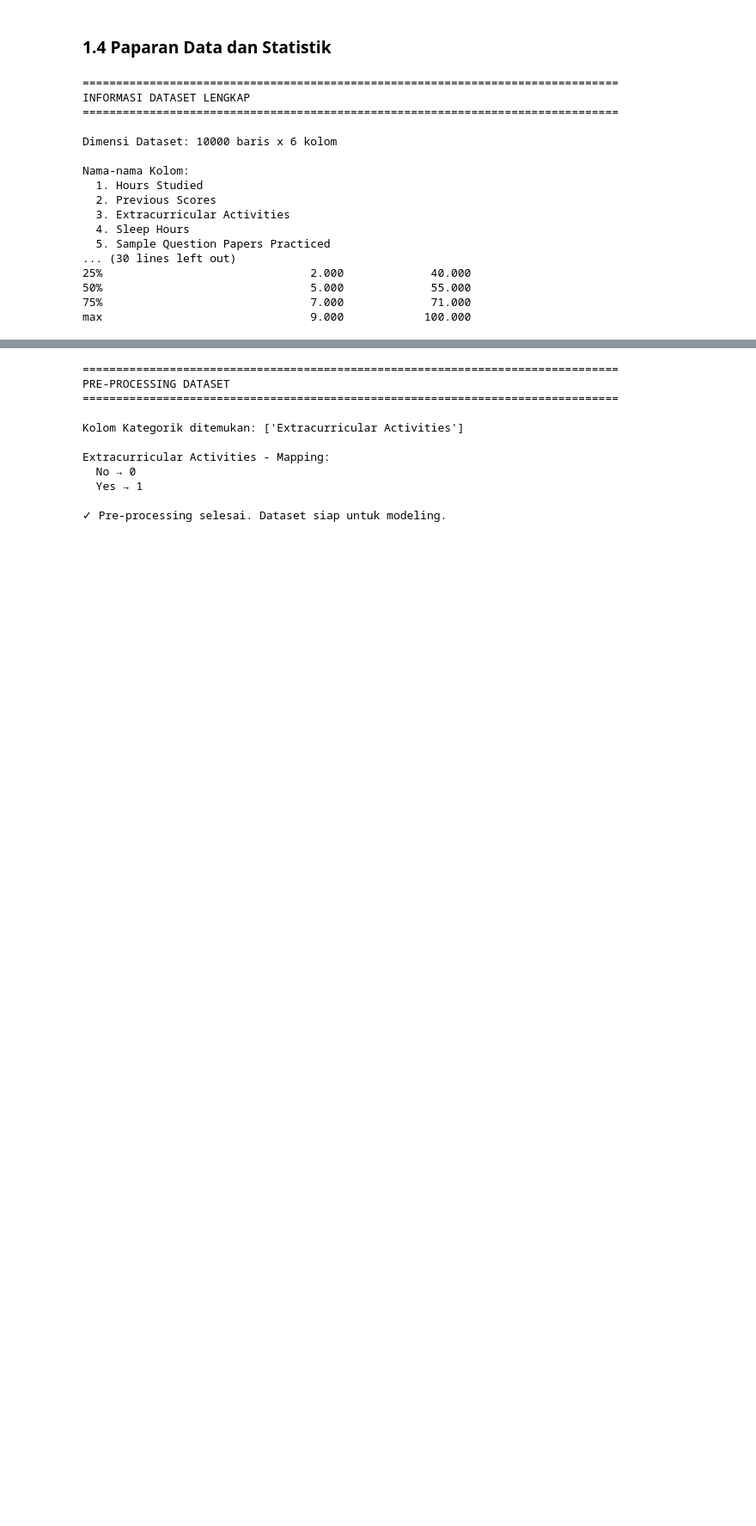
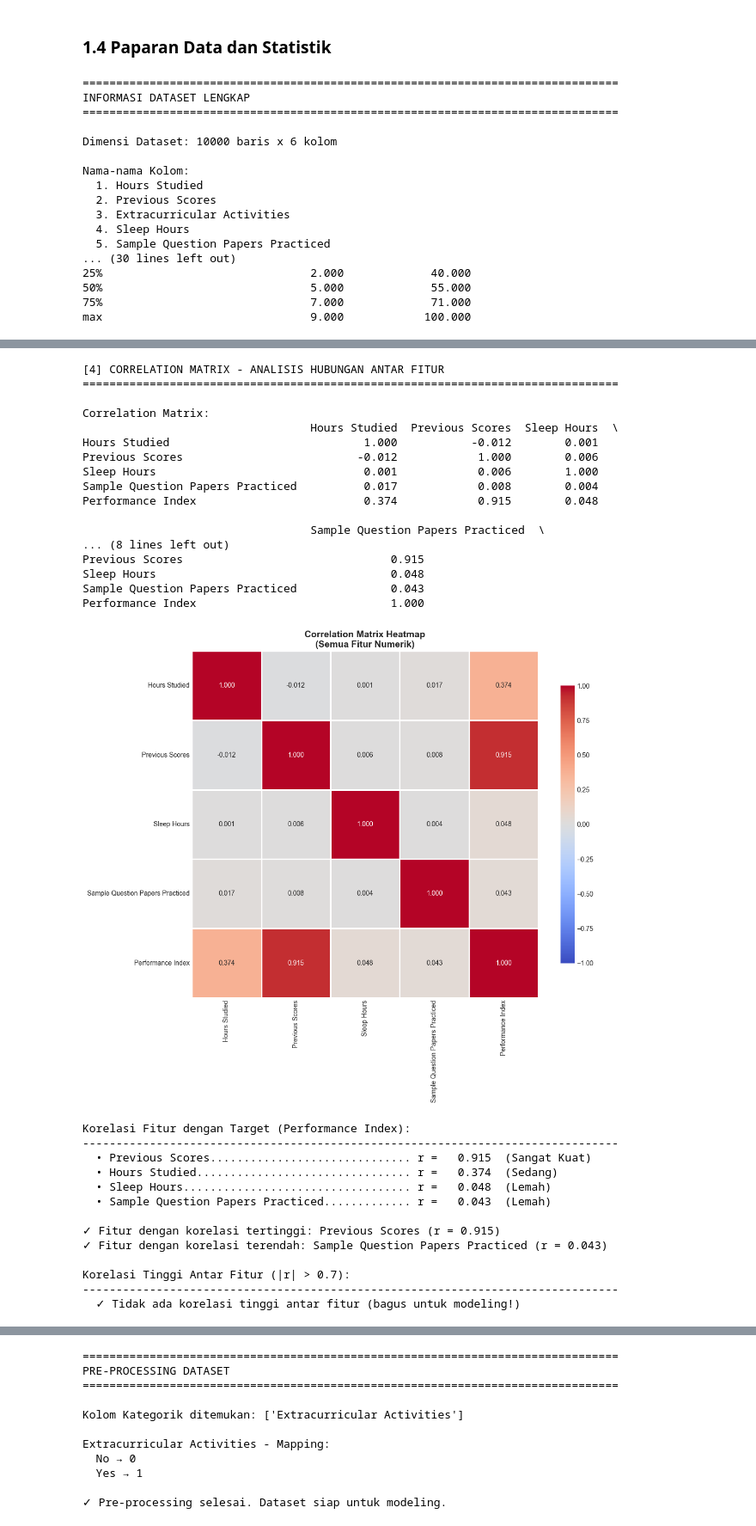
Before and after one commit to 4raff/AIProject, a Jupyter notebook: main.ipynb, the cells around one changed output, grey strips where cells are left out. Shown at 86% size. Drawn from its saved outputs; the diff is of its cells as text; code cells hidden in the pictures; blank space fills up the shorter version.

Commit message:
final model

```diff
--- a/main.ipynb
+++ b/main.ipynb
@@ -138,0 +259,77 @@ max                               9.000            100.000
+# %%
+# 4. CORRELATION MATRIX & HEATMAP
+print("\n[4] CORRELATION MATRIX - ANALISIS HUBUNGAN ANTAR FITUR")
+print("="*80)
+
+# Hitung correlation matrix untuk semua numeric features
+correlation_matrix = df[numeric_cols].corr()
+
+print("\nCorrelation Matrix:")
+print(correlation_matrix.round(3))
+
+# Visualisasi Heatmap dengan improvement
+plt.figure(figsize=(12, 10))
+sns.heatmap(correlation_matrix, annot=True, fmt='.3f', cmap='coolwarm',
+            center=0, square=True, linewidths=1, cbar_kws={"shrink": 0.8},
+            vmin=-1, vmax=1)
+plt.title('Correlation Matrix Heatmap\n(Semua Fitur Numerik)', fontsize=14, fontweight='bold')
+plt.tight_layout()
+plt.show()
+
+# Analisis korelasi dengan target
+print(f"\nKorelasi Fitur dengan Target (Performance Index):")
+print("-" * 80)
+target_corr = correlation_matrix['Performance Index'].drop('Performance Index').sort_values(ascending=False)
+for feat, corr_val in target_corr.items():
+    strength = "Sangat Kuat" if abs(corr_val) > 0.7 else "Kuat" if abs(corr_val) > 0.5 else "Sedang" if abs(corr_val) > 0.3 else "Lemah"
+    print(f"  • {feat:.<45} r = {corr_val:>7.3f}  ({strength})")
+
+print(f"\n✓ Fitur dengan korelasi tertinggi: {target_corr.index[0]} (r = {target_corr.iloc[0]:.3f})")
+print(f"✓ Fitur dengan korelasi terendah: {target_corr.index[-1]} (r = {target_corr.iloc[-1]:.3f})")
+
+# Deteksi high correlation antar fitur (bukan dengan target)
+print(f"\nKorelasi Tinggi Antar Fitur (|r| > 0.7):")
+print("-" * 80)
+high_corr_pairs = []
+for i in range(len(correlation_matrix.columns)):
+    for j in range(i+1, len(correlation_matrix.columns)):
+        if abs(correlation_matrix.iloc[i, j]) > 0.7 and correlation_matrix.columns[i] != 'Performance Index' and correlation_matrix.columns[j] != 'Performance Index':
+            high_corr_pairs.append((correlation_matrix.columns[i], correlation_matrix.columns[j], correlation_matrix.iloc[i, j]))
+
+if high_corr_pairs:
+    for feat1, feat2, corr_val in high_corr_pairs:
+        print(f"  • {feat1} ↔ {feat2}: r = {corr_val:.3f}")
+else:
+    print("  ✓ Tidak ada korelasi tinggi antar fitur (bagus untuk modeling!)")
+# %% [output]
+[4] CORRELATION MATRIX - ANALISIS HUBUNGAN ANTAR FITUR
+================================================================================
+
+Correlation Matrix:
+                                  Hours Studied  Previous Scores  Sleep Hours  \
+Hours Studied                             1.000           -0.012        0.001
+Previous Scores                          -0.012            1.000        0.006
+Sleep Hours                               0.001            0.006        1.000
+Sample Question Papers Practiced          0.017            0.008        0.004
+Performance Index                         0.374            0.915        0.048
+
+                                  Sample Question Papers Practiced  \
+... (8 lines left out)
+Previous Scores                               0.915
+Sleep Hours                                   0.048
+Sample Question Papers Practiced              0.043
+Performance Index                             1.000
+[figure, added]
+Korelasi Fitur dengan Target (Performance Index):
+--------------------------------------------------------------------------------
+  • Previous Scores.............................. r =   0.915  (Sangat Kuat)
+  • Hours Studied................................ r =   0.374  (Sedang)
+  • Sleep Hours.................................. r =   0.048  (Lemah)
+  • Sample Question Papers Practiced............. r =   0.043  (Lemah)
+
+✓ Fitur dengan korelasi tertinggi: Previous Scores (r = 0.915)
+✓ Fitur dengan korelasi terendah: Sample Question Papers Practiced (r = 0.043)
+
+Korelasi Tinggi Antar Fitur (|r| > 0.7):
+--------------------------------------------------------------------------------
+  ✓ Tidak ada korelasi tinggi antar fitur (bagus untuk modeling!)
```
Also changed, not shown: parts of 26 cells of this notebook, 5 other files.
